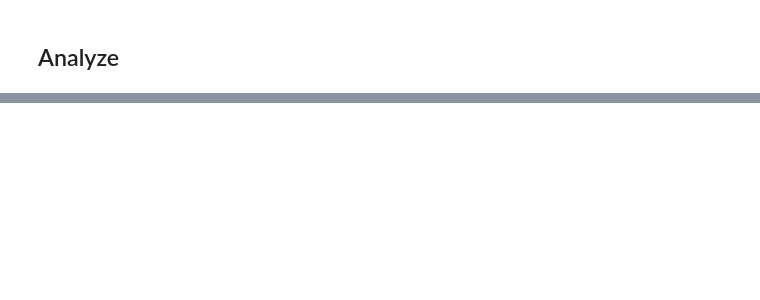
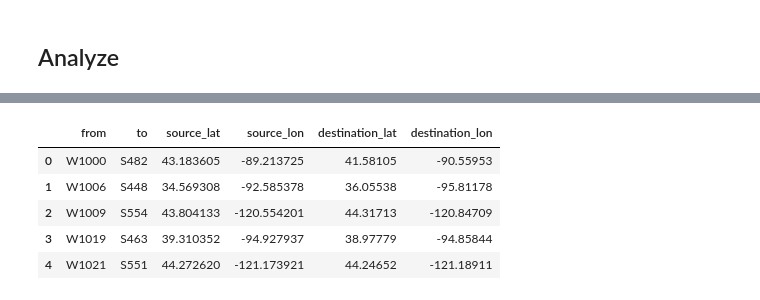
Before and after one commit to apurbasaha398/ewaste, a Jupyter notebook: notebook/prototype.ipynb, the cells around one changed output, grey strips where cells are left out. Cells and saved outputs as stored; diff of their text form; code cells hidden in the pictures; blank space fills up the shorter version.

```diff
--- a/notebook/prototype.ipynb
+++ b/notebook/prototype.ipynb
@@ -1110,6 +1175,7 @@ oxide_producer_locations = oxide_producer_locations[year_index].reset_index()
 add_sheet_to_excelbook(output_file_path, "Oxide Producer Locations", oxide_producer_locations)
 # %%
 waste_to_shredder = flow_waste_to_shredder_fixed_charge.gppd.X
-waste_to_shredder = waste_to_shredder.unstack(2).sort_index(axis = 1)
+waste_to_shredder = waste_to_shredder.unstack(2)
+waste_to_shredder = waste_to_shredder.loc[~(waste_to_shredder==0).all(axis=1)]
 waste_to_shredder = waste_to_shredder[year_index].reset_index()
 add_sheet_to_excelbook(output_file_path, "Waste supplier to shredder", waste_to_shredder)
@@ -1267,3 +1349,30 @@ waste_to_shredder.set_index(["from", "to"], inplace=True)
 selected_waste_source = waste_to_shredder.loc[~(waste_to_shredder==0).all(axis=1)].index.get_level_values(0).unique()
 selected_waste_source_coordinates = pd.DataFrame.from_dict({s:waste_source[s] for s in selected_waste_source}, orient='index', columns=['Latitude', 'Longitude']).reset_index(drop=False)
 add_sheet_to_excelbook(output_file_path, "Waste Source Coordinates", selected_waste_source_coordinates)
+# %%
+def add_coordinates_to_df(df, source, destination):
+    # Create new columns for source coordinates
+    df['source_lat'] = df['from'].map(lambda x: source[x][0] if x in source else None)
+    df['source_lon'] = df['from'].map(lambda x: source[x][1] if x in source else None)
+
+    # Create new columns for destination coordinates
+    df['destination_lat'] = df['to'].map(lambda x: destination[x][0] if x in destination else None)
+    df['destination_lon'] = df['to'].map(lambda x: destination[x][1] if x in destination else None)
+
+    return df
+# %%
+waste_to_shredder = waste_to_shredder.reset_index(drop=False)
+waste_shredder_coordinates = pd.DataFrame.from_dict(
+    {"from": waste_to_shredder["from"],
+     "to": waste_to_shredder["to"],
+     }
+)
+waste_shredder_coordinates = add_coordinates_to_df(waste_shredder_coordinates, waste_source, shredders)
+waste_shredder_coordinates.head()
+# %% [output]
+|  | from | to | source_lat | source_lon | destination_lat | destination_lon |
+| 0 | W1000 | S482 | 43.183605 | -89.213725 | 41.58105 | -90.55953 |
+| 1 | W1006 | S448 | 34.569308 | -92.585378 | 36.05538 | -95.81178 |
+| 2 | W1009 | S554 | 43.804133 | -120.554201 | 44.31713 | -120.84709 |
+| 3 | W1019 | S463 | 39.310352 | -94.927937 | 38.97779 | -94.85844 |
+| 4 | W1021 | S551 | 44.272620 | -121.173921 | 44.24652 | -121.18911 |
```
Also changed, not shown: parts of 52 cells of this notebook, 7 other files.
